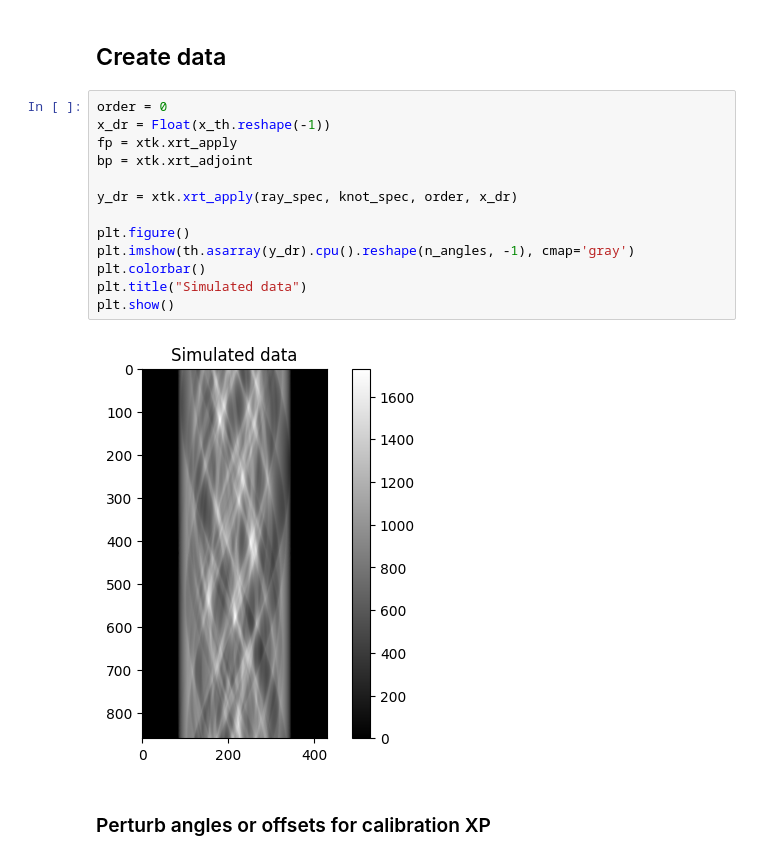
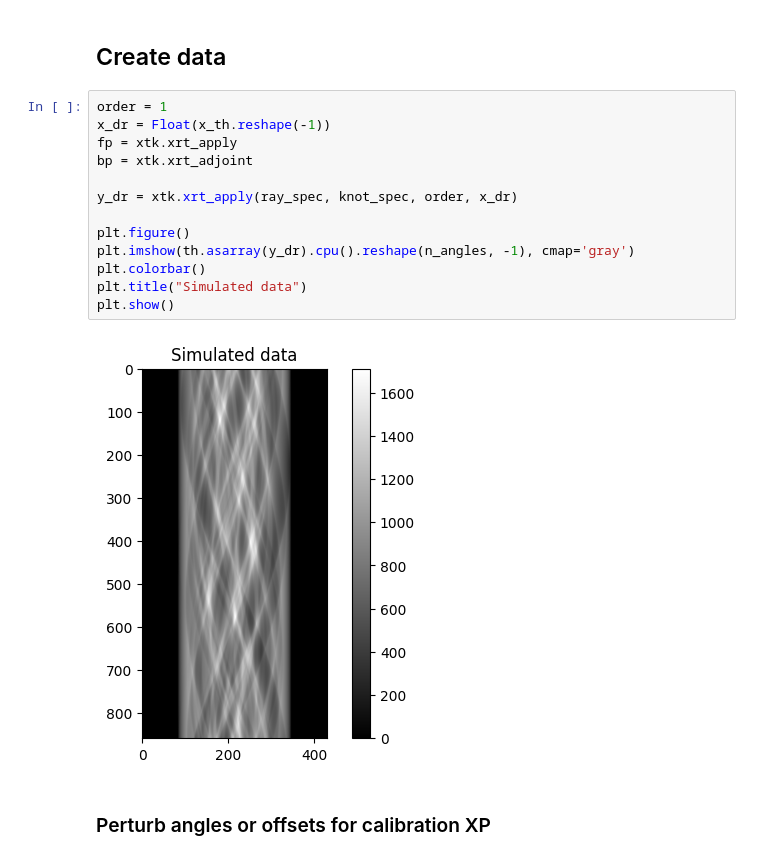
Before and after one commit to SepandKashani/xrt_toolkit, a Jupyter notebook: src/calibration.ipynb, the cells around one changed output. Cells and saved outputs as stored; diff of their text form.

```diff
--- a/src/calibration.ipynb
+++ b/src/calibration.ipynb
@@ -203,20 +203,20 @@ if geom == "parallel":
 # %% [markdown]
 ## Create data
 # %%
-order = 0
+order = 1
 x_dr = Float(x_th.reshape(-1))
 fp = xtk.xrt_apply
 bp = xtk.xrt_adjoint
 
 y_dr = xtk.xrt_apply(ray_spec, knot_spec, order, x_dr)
 
 plt.figure()
 plt.imshow(th.asarray(y_dr).cpu().reshape(n_angles, -1), cmap='gray')
 plt.colorbar()
 plt.title("Simulated data")
 plt.show()
 # %% [output]
-[figure, old version]
+[figure, new version]
 # %% [markdown]
 ### Perturb angles or offsets for calibration XP
 # %%
```
Also changed, not shown: parts of 11 cells of this notebook, 2 other files.
